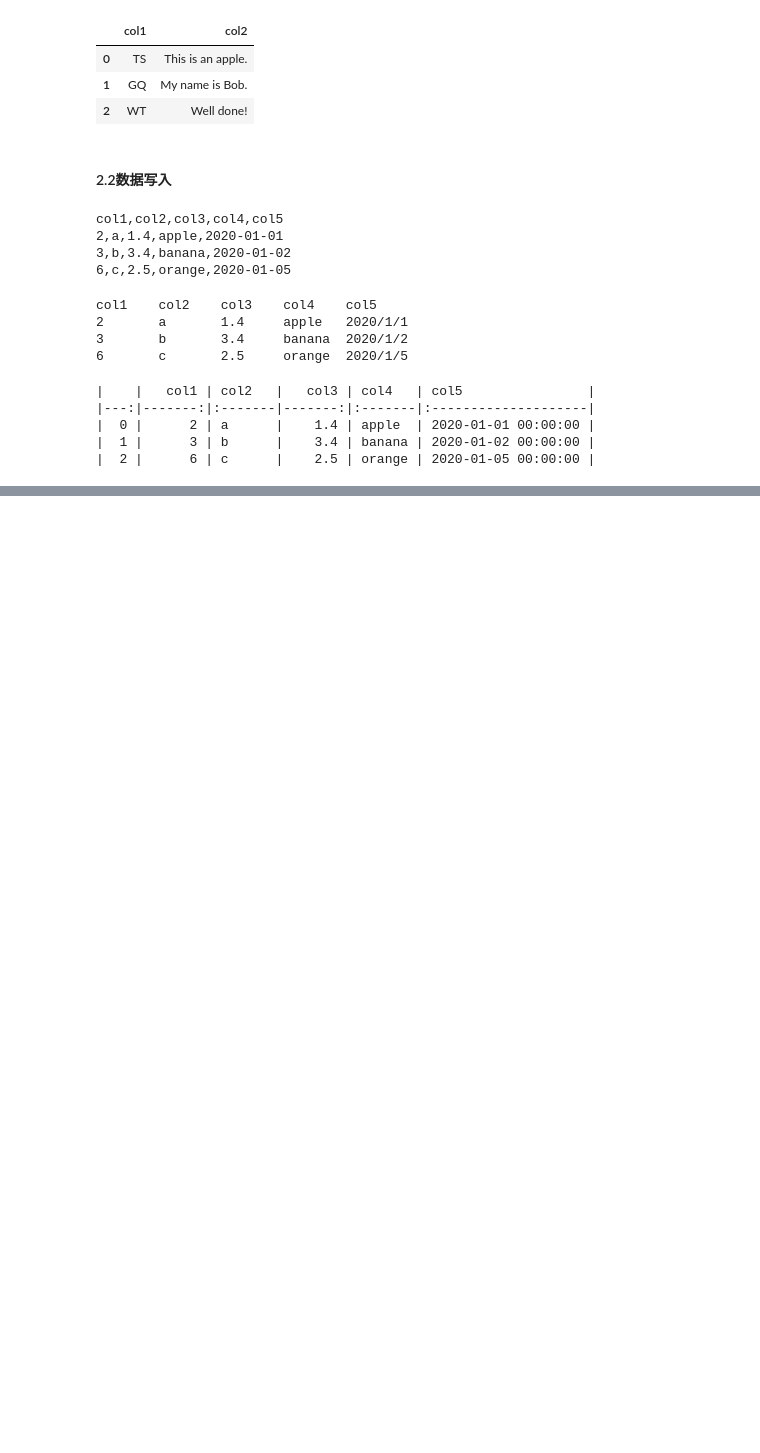
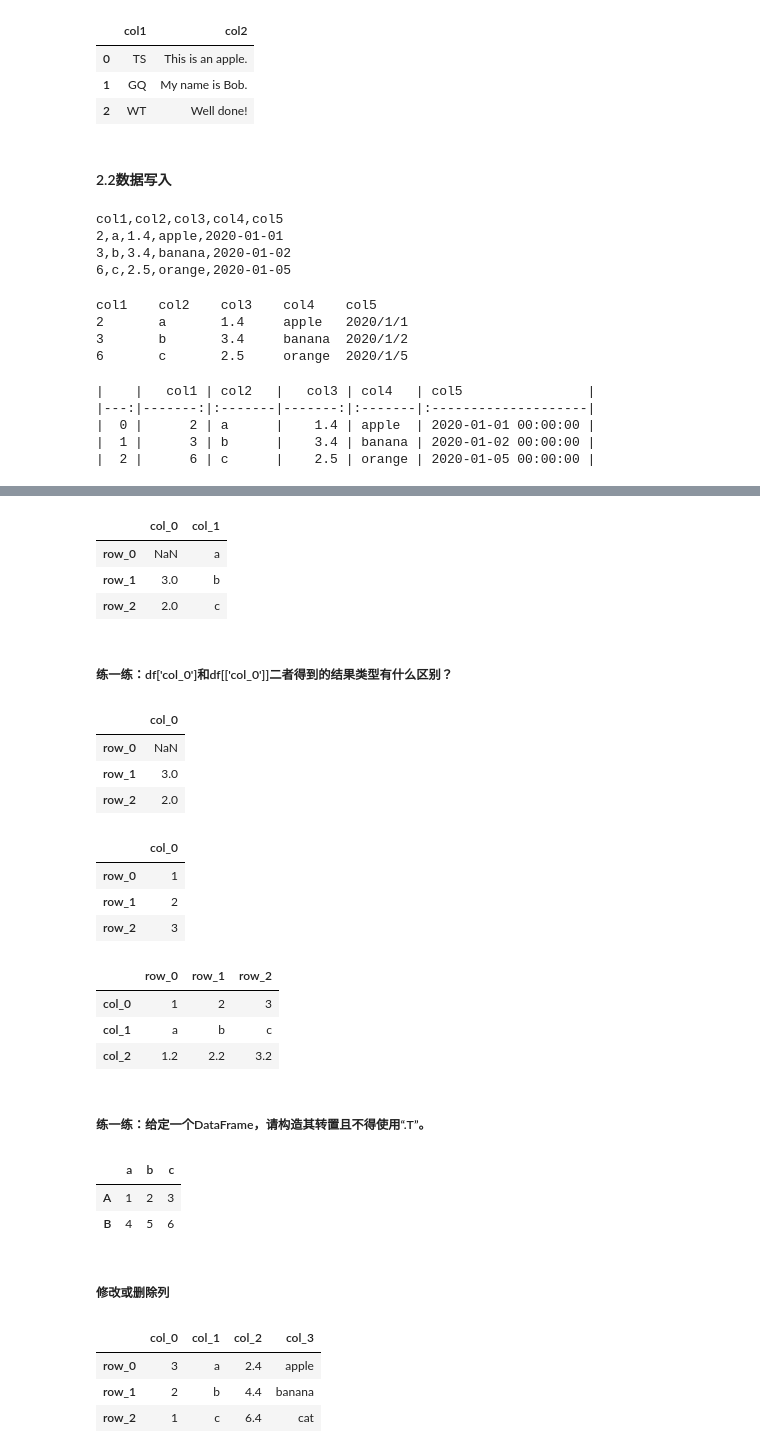
Before and after one commit to jefferyhe2025/python_learning, a Jupyter notebook: pandas/pandas_base.ipynb, the cells around one changed output, grey strips where cells are left out. Saved outputs shown, nothing was run; the diff lists cells and outputs as text; code cells hidden in the pictures; blank space fills up the shorter version.

```diff
--- a/pandas/pandas_base.ipynb
+++ b/pandas/pandas_base.ipynb
@@ -137,0 +208,12 @@ print(df_csv.style.to_latex())
+# %%
+# 当索引一致时，序列的值直接对应填入DataFrame。
+index = [f'row_{i}' for i in range(3)]
+df = pd.DataFrame(
+    data={
+        'col_0':pd.Series([1,2,3],index=index),
+        'col_1':list('abc'),
+        'col_2':[1.2,2.2,3.2]
+    },
+    index=index
+)
+df
@@ -137,0 +250,64 @@ print(df_csv.style.to_latex())
+# %%
+# New DataFrame
+df[['col_0','col_1']]
+# %% [output]
+|  | col_0 | col_1 |
+| row_0 | NaN | a |
+| row_1 | 3.0 | b |
+| row_2 | 2.0 | c |
+# %% [markdown]
+##### 练一练：df['col_0']和df[['col_0']]二者得到的结果类型有什么区别？
+# %%
+# 前者是Series，后者是DataFrame
+df[['col_0']]
+# %% [output]
+|  | col_0 |
+| row_0 | NaN |
+| row_1 | 3.0 |
+| row_2 | 2.0 |
+# %%
+# 把序列转换为列数为1的DataFrame
+df['col_0'].to_frame()
+# %% [output]
+|  | col_0 |
+| row_0 | 1 |
+| row_1 | 2 |
+| row_2 | 3 |
+# %%
+# 对DataFrame的行列进行转置
+df.T
+# %% [output]
+|  | row_0 | row_1 | row_2 |
+| col_0 | 1 | 2 | 3 |
+| col_1 | a | b | c |
+| col_2 | 1.2 | 2.2 | 3.2 |
+# %% [markdown]
+##### 练一练：给定一个DataFrame，请构造其转置且不得使用“.T”。
+# %%
+df = pd.DataFrame(data={'A':[1,2,3],'B':[4,5,6]},index=list('abc'))
+df_T = pd.DataFrame(df.values.T, index=df.columns, columns=df.index)
+df.T.equals(df_T)
+# %% [output]
+|  | a | b | c |
+| A | 1 | 2 | 3 |
+| B | 4 | 5 | 6 |
+# %% [markdown]
+##### 修改或删除列
+# %%
+df = pd.DataFrame(
+    data={
+        'col_0':pd.Series([1,2,3],index=index), # Nan、3、2
+        'col_1':list('abc'),
+        'col_2':[1.2,2.2,3.2]
+    },
+    index=index
+)
+df["col_0"] = df['col_0'].values[::-1] #颠倒顺序
+df["col_2"] *= 2
+df["col_3"] = ["apple","banana","cat"] #新增一列
+df
+# %% [output]
+|  | col_0 | col_1 | col_2 | col_3 |
+| row_0 | 3 | a | 2.4 | apple |
+| row_1 | 2 | b | 4.4 | banana |
+| row_2 | 1 | c | 6.4 | cat |
```
Also changed, not shown: parts of 21 cells of this notebook.
